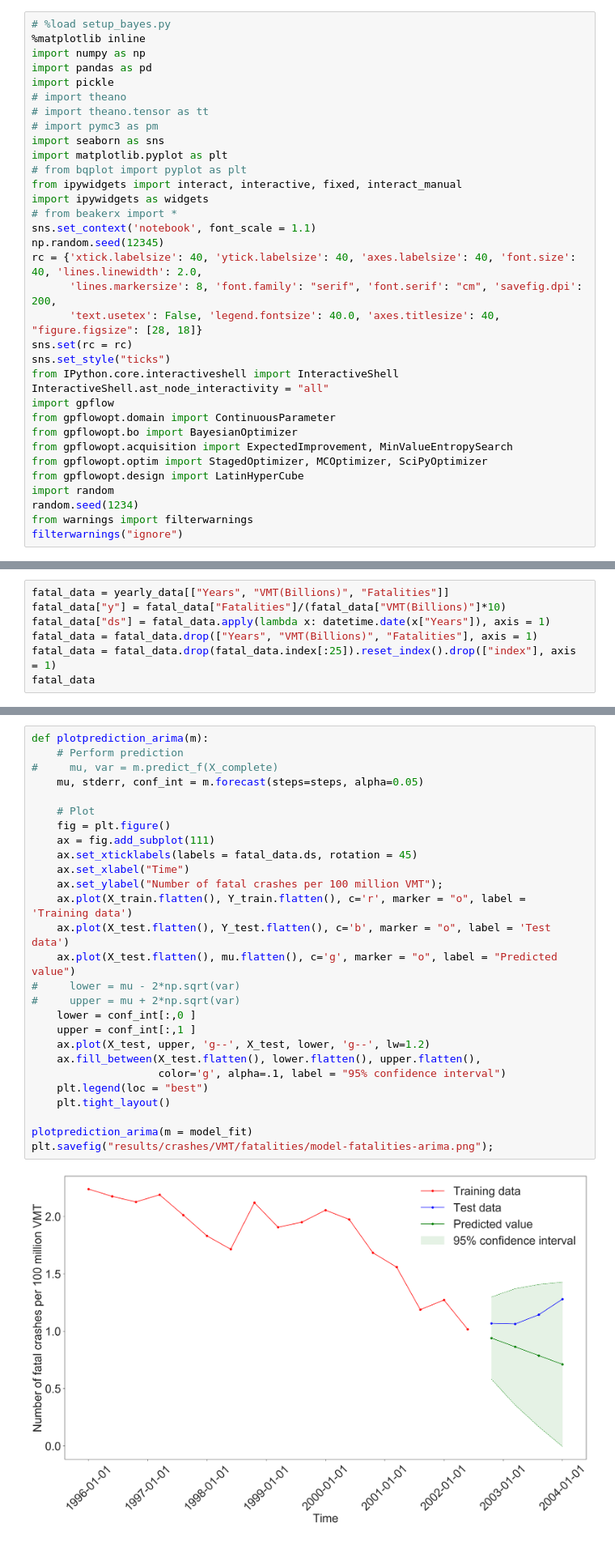
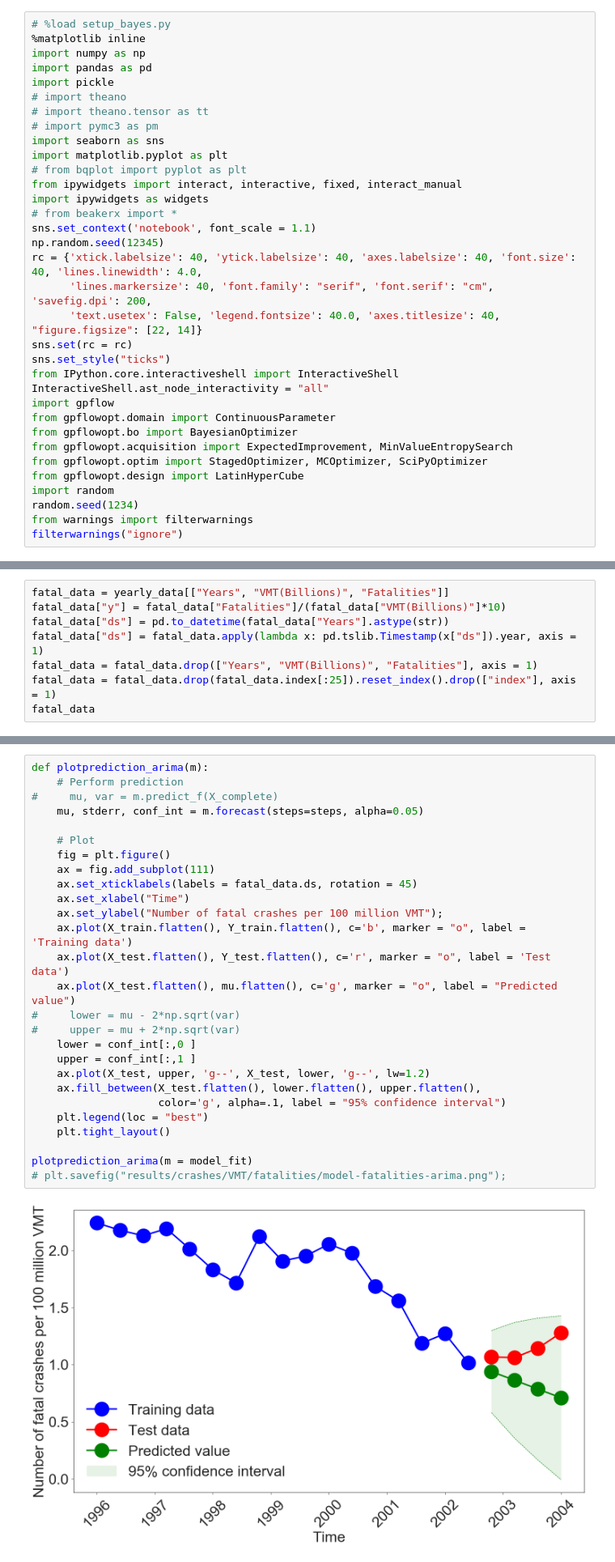
Before and after one commit to Emaasit/long-range-extrapolation, a Jupyter notebook: code/notebooks/gp_highway_crashes-fatalities.ipynb, the cells around one changed output, grey strips where cells are left out. Shown at 81% size. Saved outputs shown, nothing was run; the diff lists cells and outputs as text.

```diff
--- a/code/notebooks/gp_highway_crashes-fatalities.ipynb
+++ b/code/notebooks/gp_highway_crashes-fatalities.ipynb
@@ -20,9 +20,9 @@ import ipywidgets as widgets
 # from beakerx import *
 sns.set_context('notebook', font_scale = 1.1)
 np.random.seed(12345)
-rc = {'xtick.labelsize': 40, 'ytick.labelsize': 40, 'axes.labelsize': 40, 'font.size': 40, 'lines.linewidth': 2.0,
-      'lines.markersize': 8, 'font.family': "serif", 'font.serif': "cm", 'savefig.dpi': 200,
-      'text.usetex': False, 'legend.fontsize': 40.0, 'axes.titlesize': 40, "figure.figsize": [28, 18]}
+rc = {'xtick.labelsize': 40, 'ytick.labelsize': 40, 'axes.labelsize': 40, 'font.size': 40, 'lines.linewidth': 4.0,
+      'lines.markersize': 40, 'font.family': "serif", 'font.serif': "cm", 'savefig.dpi': 200,
+      'text.usetex': False, 'legend.fontsize': 40.0, 'axes.titlesize': 40, "figure.figsize": [22, 14]}
 sns.set(rc = rc)
 sns.set_style("ticks")
 from IPython.core.interactiveshell import InteractiveShell
@@ -193,7 +186,8 @@ Timestamp('1994-01-01 00:00:00')
 # %%
 fatal_data = yearly_data[["Years", "VMT(Billions)", "Fatalities"]]
 fatal_data["y"] = fatal_data["Fatalities"]/(fatal_data["VMT(Billions)"]*10)
-fatal_data["ds"] = fatal_data.apply(lambda x: datetime.date(x["Years"]), axis = 1)
+fatal_data["ds"] = pd.to_datetime(fatal_data["Years"].astype(str))
+fatal_data["ds"] = fatal_data.apply(lambda x: pd.tslib.Timestamp(x["ds"]).year, axis = 1)
 fatal_data = fatal_data.drop(["Years", "VMT(Billions)", "Fatalities"], axis = 1)
 fatal_data = fatal_data.drop(fatal_data.index[:25]).reset_index().drop(["index"], axis = 1)
 fatal_data
@@ -659,32 +653,32 @@ array([ 0.94054761,  0.86411664,  0.78768567,  0.71125471])
 # %%
 def plotprediction_arima(m):
     # Perform prediction
 #     mu, var = m.predict_f(X_complete)
     mu, stderr, conf_int = m.forecast(steps=steps, alpha=0.05)
 
     # Plot
     fig = plt.figure()
     ax = fig.add_subplot(111)
     ax.set_xticklabels(labels = fatal_data.ds, rotation = 45)
     ax.set_xlabel("Time")
     ax.set_ylabel("Number of fatal crashes per 100 million VMT");
-    ax.plot(X_train.flatten(), Y_train.flatten(), c='r', marker = "o", label = 'Training data')
-    ax.plot(X_test.flatten(), Y_test.flatten(), c='b', marker = "o", label = 'Test data')
+    ax.plot(X_train.flatten(), Y_train.flatten(), c='b', marker = "o", label = 'Training data')
+    ax.plot(X_test.flatten(), Y_test.flatten(), c='r', marker = "o", label = 'Test data')
     ax.plot(X_test.flatten(), mu.flatten(), c='g', marker = "o", label = "Predicted value")
 #     lower = mu - 2*np.sqrt(var)
 #     upper = mu + 2*np.sqrt(var)
     lower = conf_int[:,0 ]
     upper = conf_int[:,1 ]
     ax.plot(X_test, upper, 'g--', X_test, lower, 'g--', lw=1.2)
     ax.fill_between(X_test.flatten(), lower.flatten(), upper.flatten(),
                     color='g', alpha=.1, label = "95% confidence interval")
     plt.legend(loc = "best")
     plt.tight_layout()
 
 plotprediction_arima(m = model_fit)
-plt.savefig("results/crashes/VMT/fatalities/model-fatalities-arima.png");
+# plt.savefig("results/crashes/VMT/fatalities/model-fatalities-arima.png");
 # %% [output]
-[figure, old version]
+[figure, new version]
 # %%
 ## Calculate the RMSE and MAPE
 def calculate_rmse_arima(mu, Y_test):
```
Also changed, not shown: parts of 11 cells of this notebook, 35 other files.
